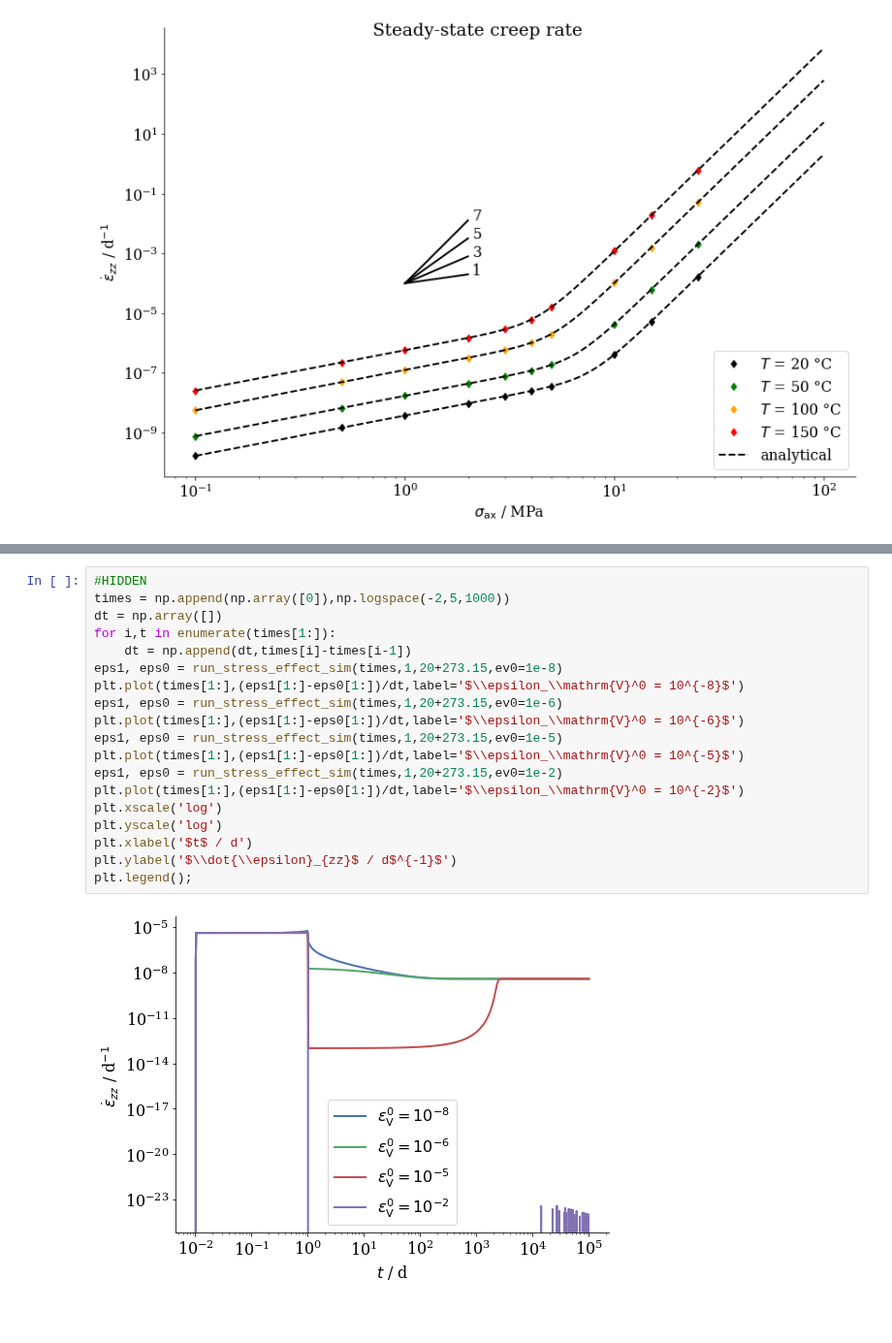
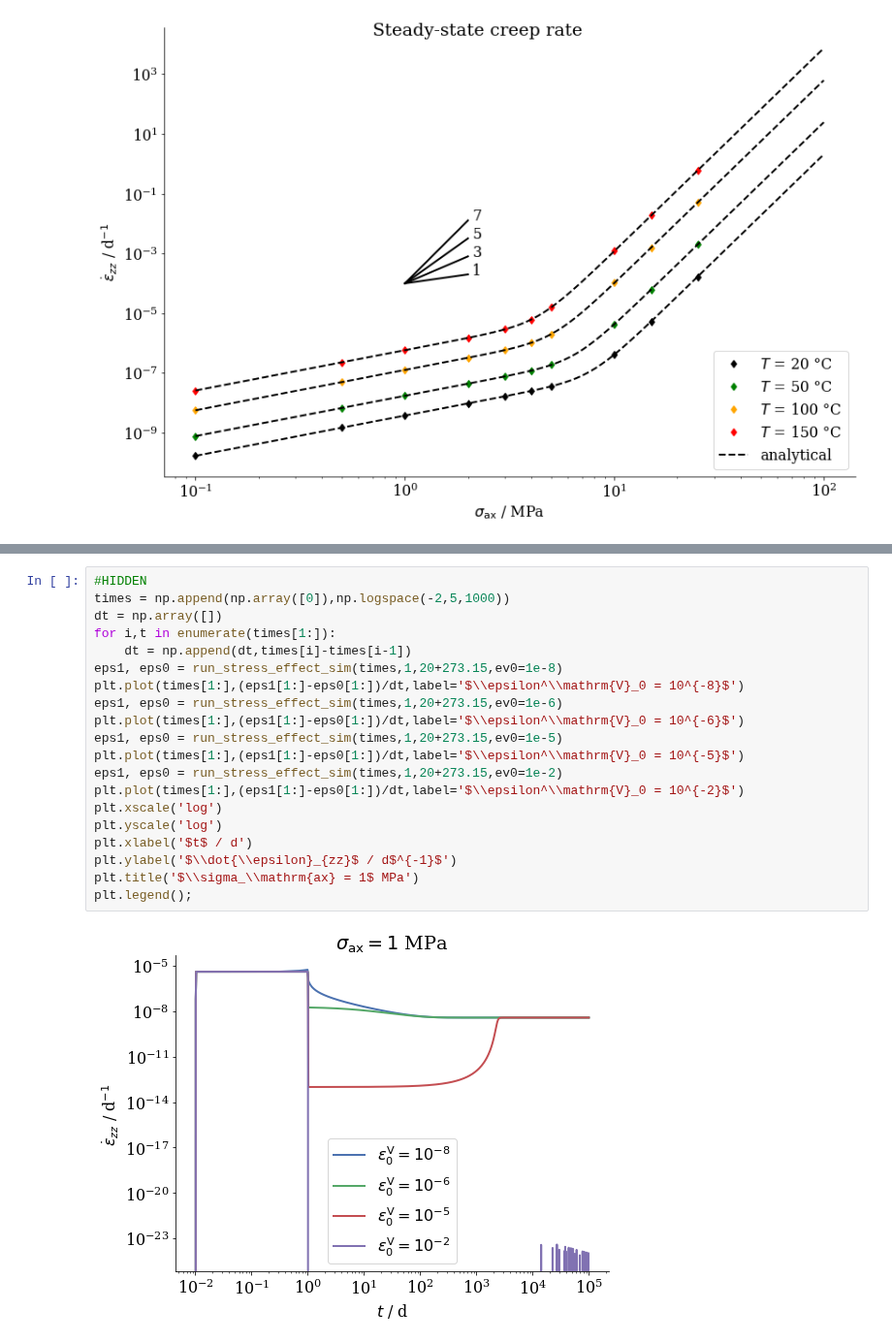
Before and after one commit to nagelt/MechanicsTrainingCourse2020, a Jupyter notebook: MFront/GS.ipynb, the cells around one changed output, grey strips where cells are left out. Shown at 97% size. Cells and saved outputs as stored; diff of their text form; blank space fills up the shorter version.

```diff
--- a/MFront/GS.ipynb
+++ b/MFront/GS.ipynb
@@ -470,21 +481,22 @@ plt.legend();
 # %%
 #HIDDEN
 times = np.append(np.array([0]),np.logspace(-2,5,1000))
 dt = np.array([])
 for i,t in enumerate(times[1:]):
     dt = np.append(dt,times[i]-times[i-1])
 eps1, eps0 = run_stress_effect_sim(times,1,20+273.15,ev0=1e-8)
-plt.plot(times[1:],(eps1[1:]-eps0[1:])/dt,label='$\\epsilon_\\mathrm{V}^0 = 10^{-8}$')
+plt.plot(times[1:],(eps1[1:]-eps0[1:])/dt,label='$\\epsilon^\\mathrm{V}_0 = 10^{-8}$')
 eps1, eps0 = run_stress_effect_sim(times,1,20+273.15,ev0=1e-6)
-plt.plot(times[1:],(eps1[1:]-eps0[1:])/dt,label='$\\epsilon_\\mathrm{V}^0 = 10^{-6}$')
+plt.plot(times[1:],(eps1[1:]-eps0[1:])/dt,label='$\\epsilon^\\mathrm{V}_0 = 10^{-6}$')
 eps1, eps0 = run_stress_effect_sim(times,1,20+273.15,ev0=1e-5)
-plt.plot(times[1:],(eps1[1:]-eps0[1:])/dt,label='$\\epsilon_\\mathrm{V}^0 = 10^{-5}$')
+plt.plot(times[1:],(eps1[1:]-eps0[1:])/dt,label='$\\epsilon^\\mathrm{V}_0 = 10^{-5}$')
 eps1, eps0 = run_stress_effect_sim(times,1,20+273.15,ev0=1e-2)
-plt.plot(times[1:],(eps1[1:]-eps0[1:])/dt,label='$\\epsilon_\\mathrm{V}^0 = 10^{-2}$')
+plt.plot(times[1:],(eps1[1:]-eps0[1:])/dt,label='$\\epsilon^\\mathrm{V}_0 = 10^{-2}$')
 plt.xscale('log')
 plt.yscale('log')
 plt.xlabel('$t$ / d')
 plt.ylabel('$\\dot{\\epsilon}_{zz}$ / d$^{-1}$')
+plt.title('$\\sigma_\\mathrm{ax} = 1$ MPa')
 plt.legend();
 # %% [output]
-[figure, old version]
+[figure, new version]
```
Also changed, not shown: parts of 6 cells of this notebook, 2 other files.
